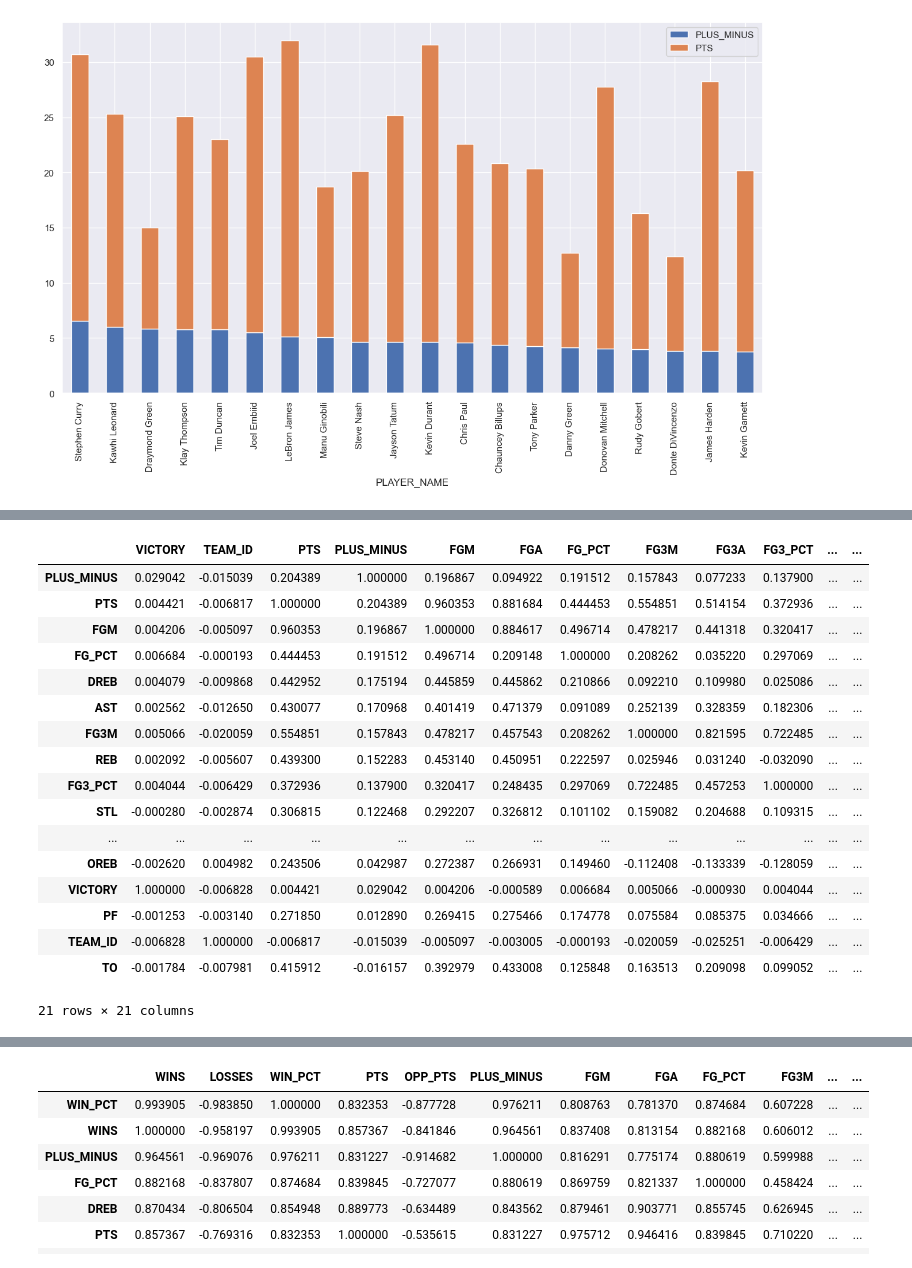
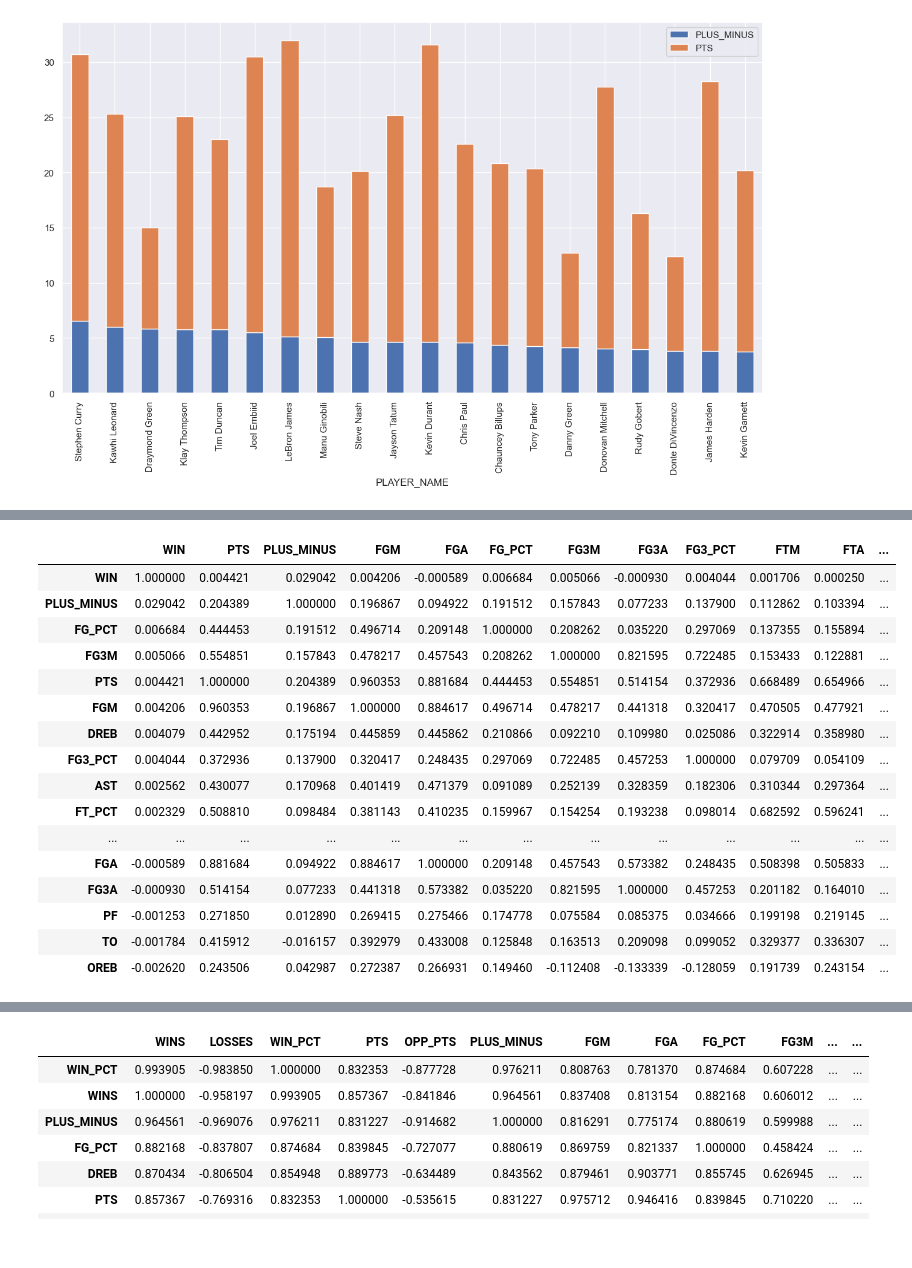
Before and after one commit to Minh-Thien-Bui/Datamine-Project, a Jupyter notebook: Basketball.ipynb, the cells around one changed output, grey strips where cells are left out. Drawn from its saved outputs; the diff is of its cells as text; code cells hidden in the pictures.

```diff
--- a/Basketball.ipynb
+++ b/Basketball.ipynb
@@ -108,10 +107,9 @@ gameDB
 25796 rows × 21 columns
 # %%
 if not os.path.exists("basketball.db"):
+    #Build Database
     conn = sqlite3.connect('basketball.db')
     c = conn.cursor()
-
-    #Build Database
 
     c.execute('''CREATE TABLE players
                 (player_name text, team_id int, player_id int, season int)''')
@@ -155,3 +153,12 @@ if not os.path.exists("basketball.db"):
                 games_details.player_id, games_details.player_name, game_wins.team_id AS winning_team
                 FROM games_details LEFT JOIN game_wins ON games_details.game_id = game_wins.game_id
                 AND games_details.team_id = game_wins.team_id''')
+
+    df_game_wins = pd.read_sql_query('''SELECT * FROM game_wins''', conn)
+    df_player_wins = pd.read_sql_query('''SELECT * FROM player_wins''', conn)
+
+else:
+    conn = sqlite3.connect('basketball.db')
+
+    df_game_wins = pd.read_sql_query('''SELECT * FROM game_wins''', conn)
+    df_player_wins = pd.read_sql_query('''SELECT * FROM player_wins''', conn)
@@ -312,7 +315,7 @@ Name: winning_team, Length: 646415, dtype: int32
 clean_league = NBA.drop(
     [
         'GAME_ID',
-        'PLAYER_ID',
+        #'PLAYER_ID',
         'PLUS_MINUS',
         'PTS'
     ],
@@ -320,9 +323,9 @@ clean_league = NBA.drop(
     axis = 1
 )
 
-clean_league.insert(loc = 7, column = 'PTS', value = NBA['PTS'])
-clean_league.insert(loc = 8, column = 'PLUS_MINUS', value = NBA['PLUS_MINUS'])
-clean_league.insert(loc = 0, column = 'VICTORY', value = victory)
+clean_league.insert(loc = 7, column = 'WIN', value = victory)
+clean_league.insert(loc = 8, column = 'PTS', value = NBA['PTS'])
+clean_league.insert(loc = 9, column = 'PLUS_MINUS', value = NBA['PLUS_MINUS'])
 
 clean_league
 # %% [output]
@@ -506,25 +566,25 @@ top20Avg[['PLUS_MINUS', 'PTS']].plot(kind='bar',  stacked=True, figsize=(15, 8))
 # %%
-corr_matrix = clean_league.corr()
-corr_matrix.sort_values(by = 'PLUS_MINUS', ascending = False)
+corr_matrix = clean_league.drop(columns = ['TEAM_ID', 'PLAYER_ID'])
+corr_matrix = corr_matrix.corr()
+corr_matrix.sort_values(by = 'WIN', ascending = False)
 # %% [output]
-|  | VICTORY | TEAM_ID | PTS | PLUS_MINUS | FGM | FGA | FG_PCT | FG3M | FG3A | FG3_PCT | ... | ... |
-| PLUS_MINUS | 0.029042 | -0.015039 | 0.204389 | 1.000000 | 0.196867 | 0.094922 | 0.191512 | 0.157843 | 0.077233 | 0.137900 | ... | ... |
-| PTS | 0.004421 | -0.006817 | 1.000000 | 0.204389 | 0.960353 | 0.881684 | 0.444453 | 0.554851 | 0.514154 | 0.372936 | ... | ... |
-| FGM | 0.004206 | -0.005097 | 0.960353 | 0.196867 | 1.000000 | 0.884617 | 0.496714 | 0.478217 | 0.441318 | 0.320417 | ... | ... |
-| FG_PCT | 0.006684 | -0.000193 | 0.444453 | 0.191512 | 0.496714 | 0.209148 | 1.000000 | 0.208262 | 0.035220 | 0.297069 | ... | ... |
-| DREB | 0.004079 | -0.009868 | 0.442952 | 0.175194 | 0.445859 | 0.445862 | 0.210866 | 0.092210 | 0.109980 | 0.025086 | ... | ... |
-| AST | 0.002562 | -0.012650 | 0.430077 | 0.170968 | 0.401419 | 0.471379 | 0.091089 | 0.252139 | 0.328359 | 0.182306 | ... | ... |
-| FG3M | 0.005066 | -0.020059 | 0.554851 | 0.157843 | 0.478217 | 0.457543 | 0.208262 | 1.000000 | 0.821595 | 0.722485 | ... | ... |
-| REB | 0.002092 | -0.005607 | 0.439300 | 0.152283 | 0.453140 | 0.450951 | 0.222597 | 0.025946 | 0.031240 | -0.032090 | ... | ... |
-| FG3_PCT | 0.004044 | -0.006429 | 0.372936 | 0.137900 | 0.320417 | 0.248435 | 0.297069 | 0.722485 | 0.457253 | 1.000000 | ... | ... |
-| STL | -0.000280 | -0.002874 | 0.306815 | 0.122468 | 0.292207 | 0.326812 | 0.101102 | 0.159082 | 0.204688 | 0.109315 | ... | ... |
+|  | WIN | PTS | PLUS_MINUS | FGM | FGA | FG_PCT | FG3M | FG3A | FG3_PCT | FTM | FTA | ... |
+| WIN | 1.000000 | 0.004421 | 0.029042 | 0.004206 | -0.000589 | 0.006684 | 0.005066 | -0.000930 | 0.004044 | 0.001706 | 0.000250 | ... |
+| PLUS_MINUS | 0.029042 | 0.204389 | 1.000000 | 0.196867 | 0.094922 | 0.191512 | 0.157843 | 0.077233 | 0.137900 | 0.112862 | 0.103394 | ... |
+| FG_PCT | 0.006684 | 0.444453 | 0.191512 | 0.496714 | 0.209148 | 1.000000 | 0.208262 | 0.035220 | 0.297069 | 0.137355 | 0.155894 | ... |
+| FG3M | 0.005066 | 0.554851 | 0.157843 | 0.478217 | 0.457543 | 0.208262 | 1.000000 | 0.821595 | 0.722485 | 0.153433 | 0.122881 | ... |
+| PTS | 0.004421 | 1.000000 | 0.204389 | 0.960353 | 0.881684 | 0.444453 | 0.554851 | 0.514154 | 0.372936 | 0.668489 | 0.654966 | ... |
+| FGM | 0.004206 | 0.960353 | 0.196867 | 1.000000 | 0.884617 | 0.496714 | 0.478217 | 0.441318 | 0.320417 | 0.470505 | 0.477921 | ... |
+| DREB | 0.004079 | 0.442952 | 0.175194 | 0.445859 | 0.445862 | 0.210866 | 0.092210 | 0.109980 | 0.025086 | 0.322914 | 0.358980 | ... |
+| FG3_PCT | 0.004044 | 0.372936 | 0.137900 | 0.320417 | 0.248435 | 0.297069 | 0.722485 | 0.457253 | 1.000000 | 0.079709 | 0.054109 | ... |
+| AST | 0.002562 | 0.430077 | 0.170968 | 0.401419 | 0.471379 | 0.091089 | 0.252139 | 0.328359 | 0.182306 | 0.310344 | 0.297364 | ... |
+| FT_PCT | 0.002329 | 0.508810 | 0.098484 | 0.381143 | 0.410235 | 0.159967 | 0.154254 | 0.193238 | 0.098014 | 0.682592 | 0.596241 | ... |
 | ... | ... | ... | ... | ... | ... | ... | ... | ... | ... | ... | ... | ... |
-| OREB | -0.002620 | 0.004982 | 0.243506 | 0.042987 | 0.272387 | 0.266931 | 0.149460 | -0.112408 | -0.133339 | -0.128059 | ... | ... |
-| VICTORY | 1.000000 | -0.006828 | 0.004421 | 0.029042 | 0.004206 | -0.000589 | 0.006684 | 0.005066 | -0.000930 | 0.004044 | ... | ... |
-| PF | -0.001253 | -0.003140 | 0.271850 | 0.012890 | 0.269415 | 0.275466 | 0.174778 | 0.075584 | 0.085375 | 0.034666 | ... | ... |
-| TEAM_ID | -0.006828 | 1.000000 | -0.006817 | -0.015039 | -0.005097 | -0.003005 | -0.000193 | -0.020059 | -0.025251 | -0.006429 | ... | ... |
-| TO | -0.001784 | -0.007981 | 0.415912 | -0.016157 | 0.392979 | 0.433008 | 0.125848 | 0.163513 | 0.209098 | 0.099052 | ... | ... |
+| FGA | -0.000589 | 0.881684 | 0.094922 | 0.884617 | 1.000000 | 0.209148 | 0.457543 | 0.573382 | 0.248435 | 0.508398 | 0.505833 | ... |
+| FG3A | -0.000930 | 0.514154 | 0.077233 | 0.441318 | 0.573382 | 0.035220 | 0.821595 | 1.000000 | 0.457253 | 0.201182 | 0.164010 | ... |
+| PF | -0.001253 | 0.271850 | 0.012890 | 0.269415 | 0.275466 | 0.174778 | 0.075584 | 0.085375 | 0.034666 | 0.199198 | 0.219145 | ... |
+| TO | -0.001784 | 0.415912 | -0.016157 | 0.392979 | 0.433008 | 0.125848 | 0.163513 | 0.209098 | 0.099052 | 0.329377 | 0.336307 | ... |
+| OREB | -0.002620 | 0.243506 | 0.042987 | 0.272387 | 0.266931 | 0.149460 | -0.112408 | -0.133339 | -0.128059 | 0.191739 | 0.243154 | ... |
-21 rows × 21 columns
 # %%
 plt.figure(figsize = (15, 12))
 sns.heatmap(corr_matrix)
```
Also changed, not shown: parts of 23 cells of this notebook.
